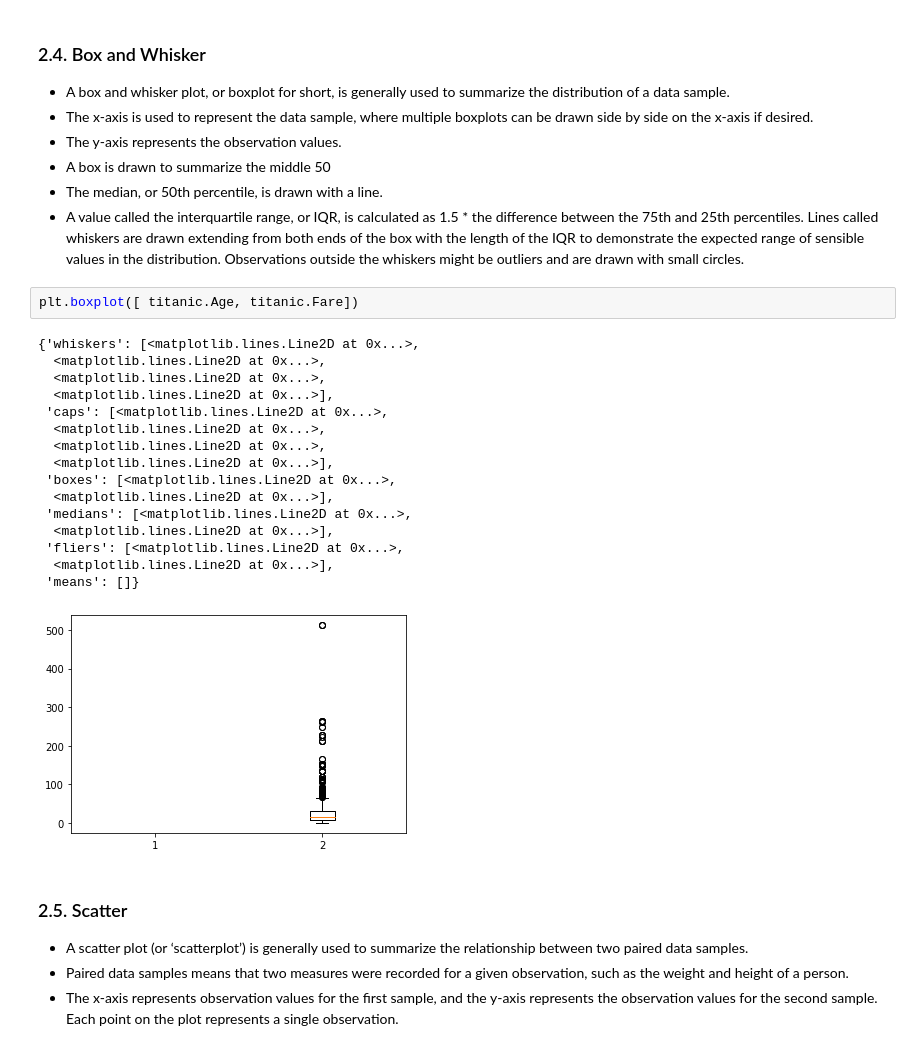
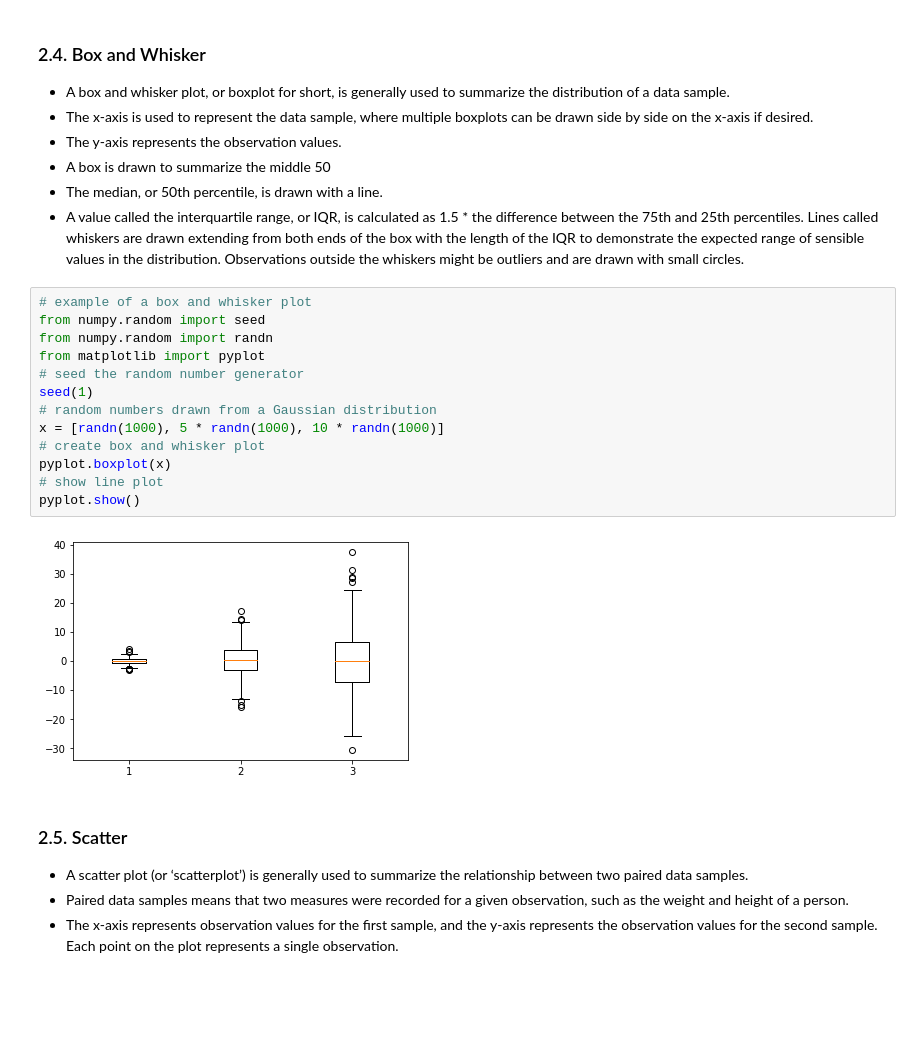
Before and after one commit to chidokun/data-science-review, a Jupyter notebook: notebooks/02-basic-statistic-and-data-visualization.ipynb, the cells around one changed output. Cells and saved outputs as stored; diff of their text form; blank space fills up the shorter version.

```diff
--- a/notebooks/02-basic-statistic-and-data-visualization.ipynb
+++ b/notebooks/02-basic-statistic-and-data-visualization.ipynb
@@ -184,25 +214,21 @@ plt.hist(list(survived_dist))
 - A box is drawn to summarize the middle 50
 - The median, or 50th percentile, is drawn with a line.
 - A value called the interquartile range, or IQR, is calculated as 1.5 * the difference between the 75th and 25th percentiles. Lines called whiskers are drawn extending from both ends of the box with the length of the IQR to demonstrate the expected range of sensible values in the distribution. Observations outside the whiskers might be outliers and are drawn with small circles.
-# %%
-plt.boxplot([ titanic.Age, titanic.Fare])
-# %% [output]
-{'whiskers': [<matplotlib.lines.Line2D at 0x...>,
-  <matplotlib.lines.Line2D at 0x...>,
-  <matplotlib.lines.Line2D at 0x...>,
-  <matplotlib.lines.Line2D at 0x...>],
- 'caps': [<matplotlib.lines.Line2D at 0x...>,
-  <matplotlib.lines.Line2D at 0x...>,
-  <matplotlib.lines.Line2D at 0x...>,
-  <matplotlib.lines.Line2D at 0x...>],
- 'boxes': [<matplotlib.lines.Line2D at 0x...>,
-  <matplotlib.lines.Line2D at 0x...>],
- 'medians': [<matplotlib.lines.Line2D at 0x...>,
-  <matplotlib.lines.Line2D at 0x...>],
- 'fliers': [<matplotlib.lines.Line2D at 0x...>,
-  <matplotlib.lines.Line2D at 0x...>],
- 'means': []}
-[figure, removed]
+# %%
+# example of a box and whisker plot
+from numpy.random import seed
+from numpy.random import randn
+from matplotlib import pyplot
+# seed the random number generator
+seed(1)
+# random numbers drawn from a Gaussian distribution
+x = [randn(1000), 5 * randn(1000), 10 * randn(1000)]
+# create box and whisker plot
+pyplot.boxplot(x)
+# show line plot
+pyplot.show()
+# %% [output]
+[figure, added]
 # %% [markdown]
 ### 2.5. Scatter
 
```
Also changed, not shown: parts of 15 cells of this notebook.
